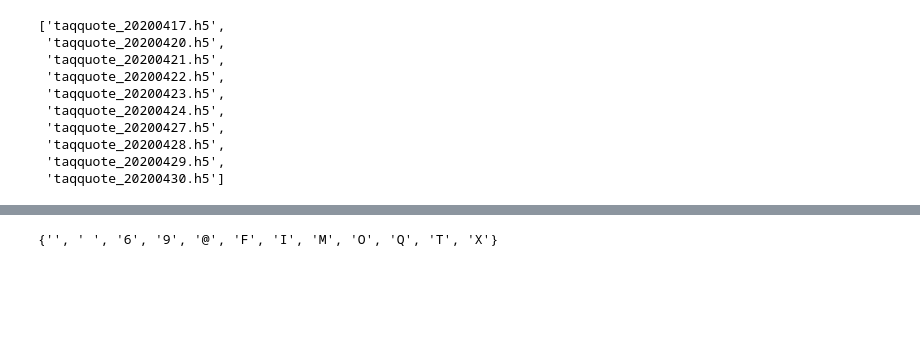
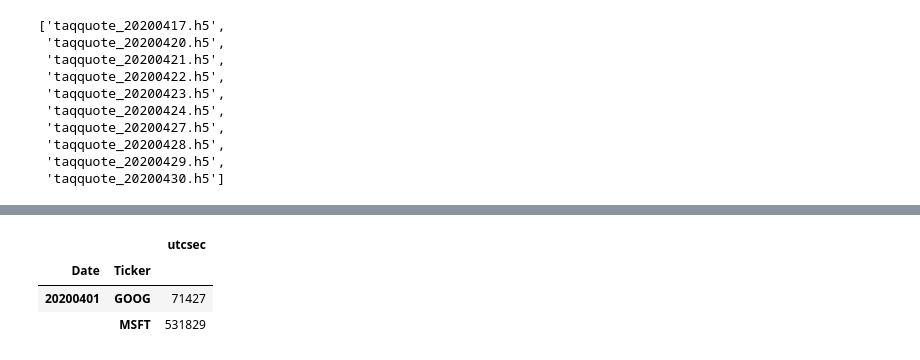
Before and after one commit to KristianLN/Thesis_UCPH, a Jupyter notebook: CrunchTAQ.ipynb, the cells around one changed output, grey strips where cells are left out. Drawn from its saved outputs; the diff is of its cells as text; code cells hidden in the pictures; blank space fills up the shorter version.

```diff
--- a/CrunchTAQ.ipynb
+++ b/CrunchTAQ.ipynb
@@ -1112,10 +214,7 @@ df
-# %%
-hold = []
-for ele in np.unique(df['cond']):
-    indiEle = re.split('',ele)
-
-    hold += indiEle
-
-set(hold)
-# %% [output]
-{'', ' ', '6', '9', '@', 'F', 'I', 'M', 'O', 'Q', 'T', 'X'}
+# %%
+data[['Date','Ticker','utcsec']].groupby(['Date','Ticker']).count()
+# %% [output]
+|  |  | utcsec |
+| Date | Ticker |  |
+| 20200401 | GOOG | 71427 |
+|  | MSFT | 531829 |
```
Also changed, not shown: parts of 84 cells of this notebook, 1 other file.
